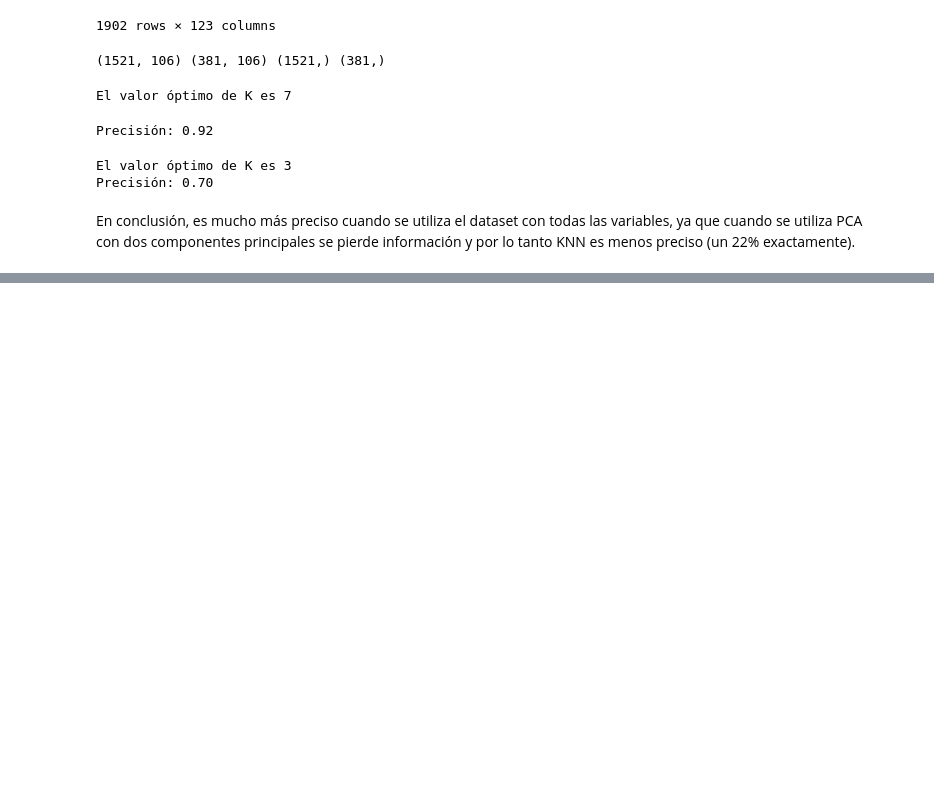
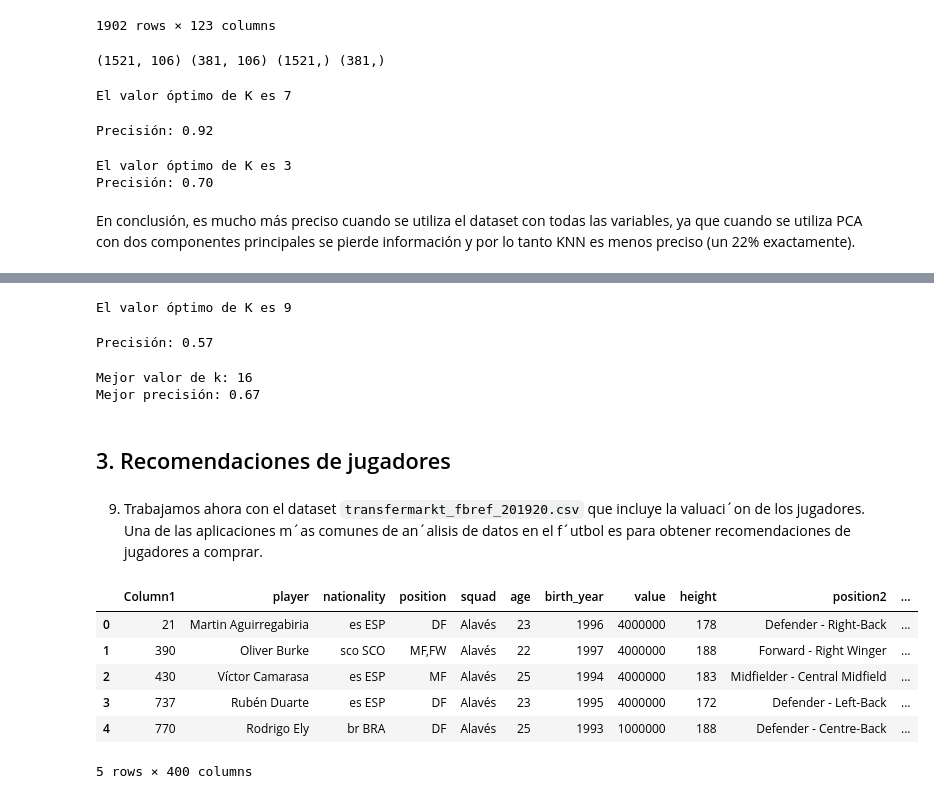
Before and after one commit to joacokoif/tp2_fulbo_ldd, a Jupyter notebook: tp2_LDD_Futbol_Analytics.ipynb, the cells around one changed output, grey strips where cells are left out. Saved outputs shown, nothing was run; the diff lists cells and outputs as text; code cells hidden in the pictures; blank space fills up the shorter version.

Commit message:
no se si entendí bien el 8 pero esta, faltan detalles. "empecé" el 9

```diff
--- a/tp2_LDD_Futbol_Analytics.ipynb
+++ b/tp2_LDD_Futbol_Analytics.ipynb
@@ -387,0 +433,65 @@ En conclusión, es mucho más preciso cuando se utiliza el dataset con todas las
+# %%
+k_values_fem = list(range(1, 21))
+cv_scores_fem = []
+for k in k_values_fem:
+    knn_femenino = KNeighborsClassifier(n_neighbors=k)
+    scores_fem = cross_val_score(knn_femenino, X_train_femenino, y_train_femenino, cv=21, scoring='accuracy')
+    cv_scores_fem.append(scores_fem.mean())
+
+# Encontrar el valor óptimo de K
+optimal_k_fem = k_values_fem[cv_scores_fem.index(max(cv_scores_fem))]
+print(f'El valor óptimo de K es {optimal_k_fem}')
+# %% [output]
+El valor óptimo de K es 9
+# %%
+knn_femenino = KNeighborsClassifier(n_neighbors=9)
+knn_femenino.fit(X_train_femenino, y_train_femenino)
+
+# Realizar predicciones
+y_pred_femenino = knn_femenino.predict(X_test_femenino)
+
+# Evaluar el modelo
+precision_fem = accuracy_score(y_test_femenino, y_pred_femenino)
+print(f'Precisión: {precision_fem:.2f}')
+# %% [output]
+Precisión: 0.57
+# %%
+# me hacia ruido que la precision sea tan baja que le pedi a chat si me daba una mano y me dio esto y me da otro k que con ese
+#sube un poco la precision pero no se como hacer para cambiarlo en el de arriba...lo dejo por las dudas :/
+
+best_k = 1
+best_accuracy = 0
+
+for k in range(1, 21):
+    knn_femenino = KNeighborsClassifier(n_neighbors=k)
+    knn_femenino.fit(X_train_femenino, y_train_femenino)
+    y_pred_femenino = knn_femenino.predict(X_test_femenino)
+    accuracy_female = accuracy_score(y_test_femenino, y_pred_femenino)
+    if accuracy_female > best_accuracy:
+        best_k = k
+        best_accuracy = accuracy_female
+
+print(f'Mejor valor de k: {best_k}')
+print(f'Mejor precisión: {best_accuracy:.2f}')
+# %% [output]
+Mejor valor de k: 16
+Mejor precisión: 0.67
+# %% [markdown]
+## 3. Recomendaciones de jugadores
+# %% [markdown]
+9. Trabajamos ahora con el dataset `transfermarkt_fbref_201920.csv` que incluye la valuaci´on
+de los jugadores. Una de las aplicaciones m´as comunes de an´alisis de datos en el f´utbol es para
+obtener recomendaciones de jugadores a comprar.
+# %%
+#(a) En 2021 Messi fue transferido del Barcelona al PSG. Ba´sandose en los datos disponibles,
+# recomendarle a Barcelona un jugador de caracter´ısticas similares a Messi pero de menor valor.
+data_jugadores = pd . read_csv('transfermarkt_fbref_201920.csv', delimiter =';')
+data_jugadores.head()
+# %% [output]
+|  | Column1 | player | nationality | position | squad | age | birth_year | value | height | position2 | ... |
+| 0 | 21 | Martin Aguirregabiria | es ESP | DF | Alavés | 23 | 1996 | 4000000 | 178 | Defender - Right-Back | ... |
+| 1 | 390 | Oliver Burke | sco SCO | MF,FW | Alavés | 22 | 1997 | 4000000 | 188 | Forward - Right Winger | ... |
+| 2 | 430 | Ví­ctor Camarasa | es ESP | MF | Alavés | 25 | 1994 | 4000000 | 183 | Midfielder - Central Midfield | ... |
+| 3 | 737 | Rubén Duarte | es ESP | DF | Alavés | 23 | 1995 | 4000000 | 172 | Defender - Left-Back | ... |
+| 4 | 770 | Rodrigo Ely | br BRA | DF | Alavés | 25 | 1993 | 1000000 | 188 | Defender - Centre-Back | ... |
+5 rows × 400 columns
```
Also changed, not shown: parts of 15 cells of this notebook.
